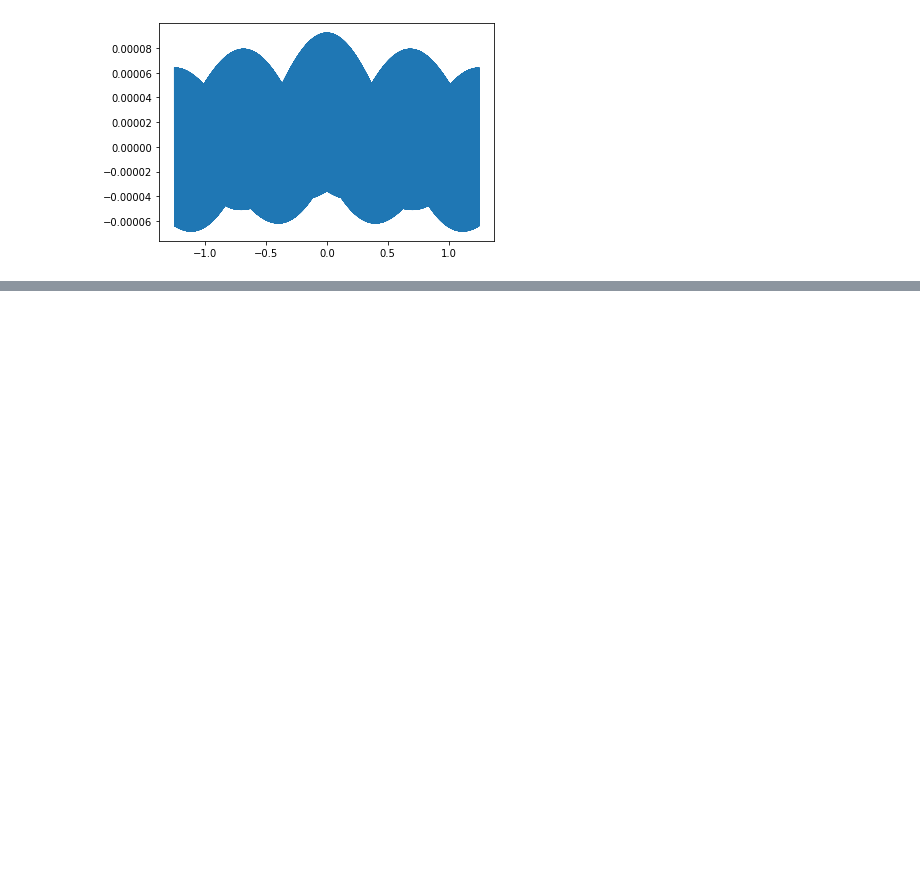
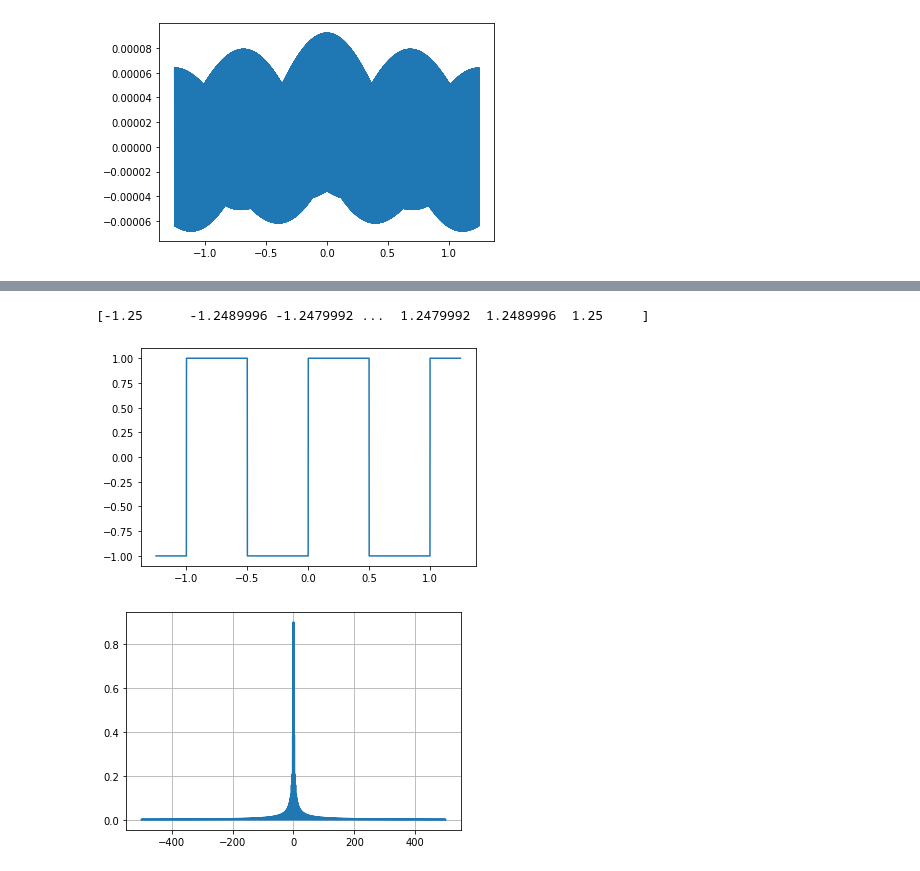
Before and after one commit to CiTRuS93/Signals-and-Systems-Course, a Jupyter notebook: Untitled.ipynb, the cells around one changed output, grey strips where cells are left out. Saved outputs shown, nothing was run; the diff lists cells and outputs as text; code cells hidden in the pictures; blank space fills up the shorter version.

```diff
--- a/Untitled.ipynb
+++ b/Untitled.ipynb
@@ -93,0 +206,29 @@ plt.plot(y,x)
+# %%
+N = 1000*1.25 # Number of samplepoints
+
+T = 1.0 / 1000.0 # sample spacing
+
+x = np.linspace(-N*T, N*T,2*N)
+print(x)
+y =signal.square(2 * np.pi  *x)
+
+plt.plot(x,y)
+
+plt.show()
+
+yf = scipy.fftpack.fft(y)
+
+yf = np.fft.fftshift(yf)
+
+xf = np.linspace(-1.0/(2.0*T), 1.0/(2.0*T), 2*N)
+
+fig, ax = plt.subplots()
+
+ax.plot(xf, 1.0/N *np.abs(yf) )
+
+
+plt.grid()
+# %% [output]
+[-1.25      -1.2489996 -1.2479992 ...  1.2479992  1.2489996  1.25     ]
+[figure, added]
+[figure, added]
```
Also changed, not shown: parts of 13 cells of this notebook.
